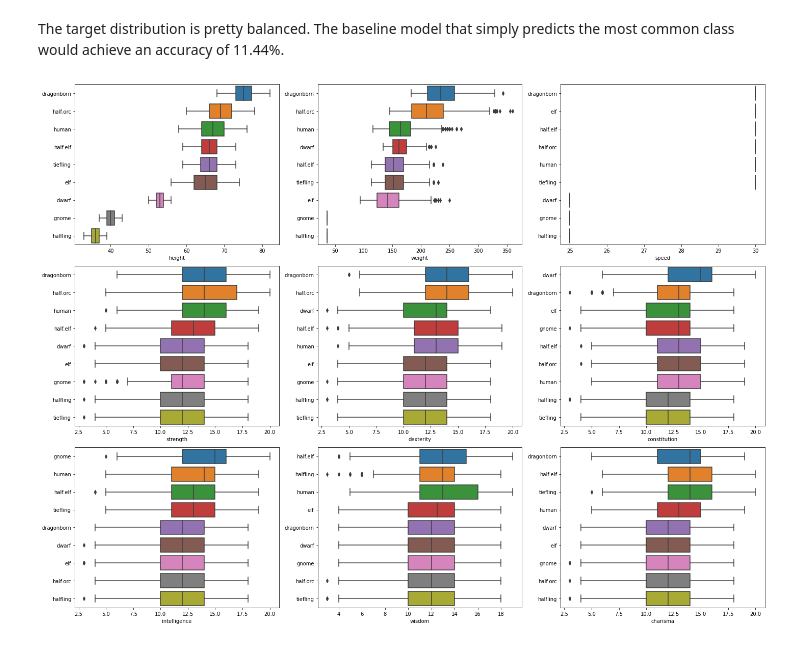
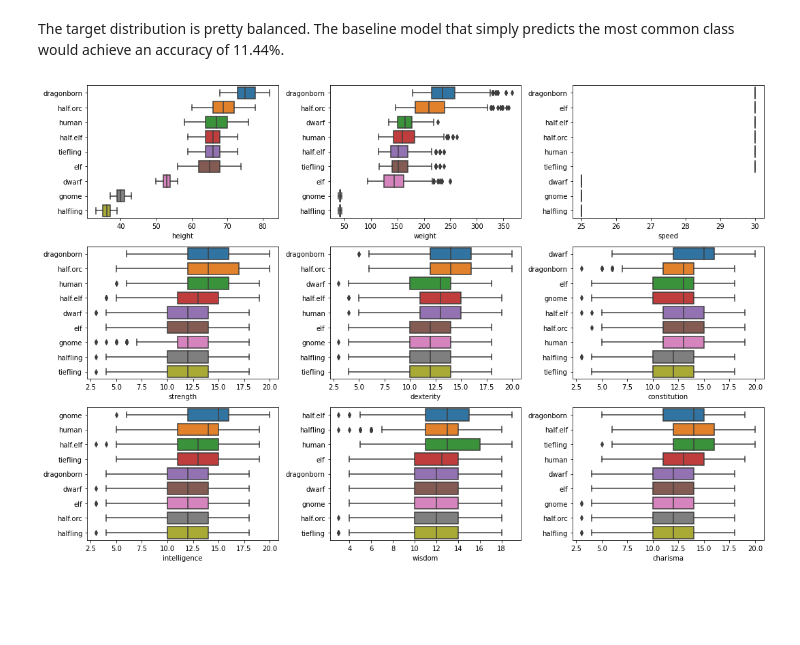
Before and after one commit to andrewabeles/dnd, a Jupyter notebook: dnd-race-classification.ipynb, the cells around one changed output. Drawn from its saved outputs; the diff is of its cells as text; code cells hidden in the pictures; blank space fills up the shorter version.

```diff
--- a/dnd-race-classification.ipynb
+++ b/dnd-race-classification.ipynb
@@ -48,15 +50,15 @@ X = df.drop(columns='race')
 # %%
 nsubplots = X.shape[1] # one subplot for each predictor
 ncols = round(nsubplots**0.5)
 nrows = (nsubplots // ncols) + (nsubplots % ncols)
 position = range(1, nsubplots + 1)
 
-fig = plt.figure(figsize=(20, 15))
+fig = plt.figure(figsize=(15, 10))
 for i in range(nsubplots):
     ax = fig.add_subplot(nrows, ncols, position[i])
     ax = grouped_boxplot(X.columns[i], 'race', df)
     ax.set(ylabel=None)
 fig.tight_layout()
 plt.show()
 # %% [output]
-[figure, old version]
+[figure, new version]
```
Also changed, not shown: parts of 6 cells of this notebook.
